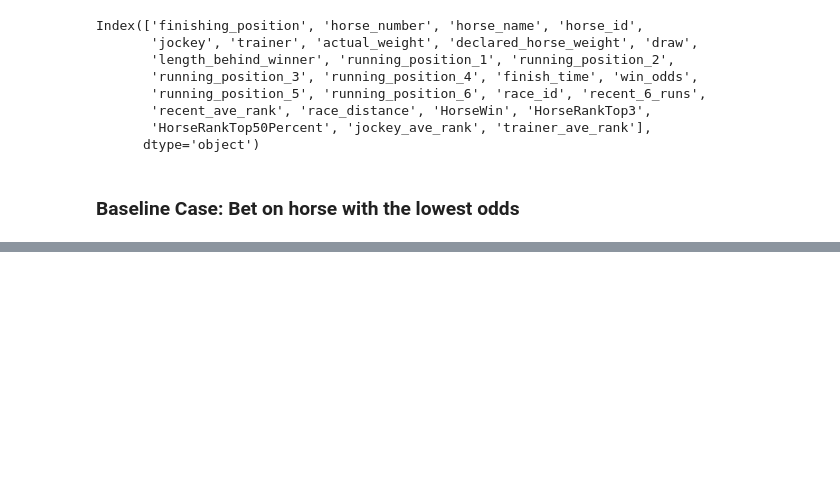
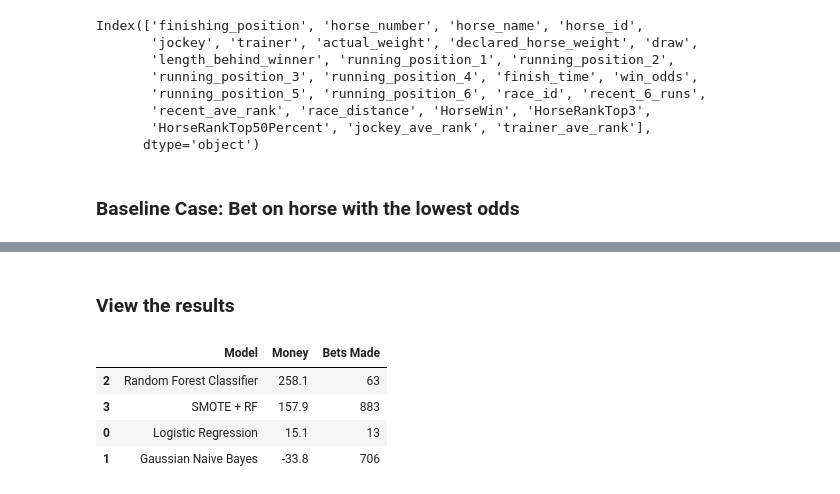
Before and after one commit to ethan-eplee/HorseRacePrediction, a Jupyter notebook: 06_backtesting.ipynb, the cells around one changed output, grey strips where cells are left out. Drawn from its saved outputs; the diff is of its cells as text; code cells hidden in the pictures; blank space fills up the shorter version.

```diff
--- a/06_backtesting.ipynb
+++ b/06_backtesting.ipynb
@@ -428,0 +409,21 @@ Total Bets Made:  492
+# %%
+class_pred_dict = {'Logistic Regression': lr_pred,
+                    'Gaussian Naive Bayes': gnb_pred,
+                    'Random Forest Classifier': rfc_pred,
+                    'SMOTE + RF': smote_rfc_pred}
+
+reg_pred_dict = {'Ridge Regression': ridge_pred,
+                'KNN Regression': knn_pred,
+                'Random Forest Regressor': rf_pred,
+                'LGBM': lgbm_pred}
+# %%
+# Create a dataframe to store the results
+strat1_results = pd.DataFrame(columns=['Model', 'Money', 'Bets Made'])
+
+for model_name, class_model in class_pred_dict.items():
+
+        # change False to True if you want to view the graph
+        money, bets = simple_class_strategy(class_model, graph = False)
+
+        # Append the results to the dataframe
+        strat1_results.loc[len(strat1_results)] = [model_name, money, sum(bets)]
@@ -428,0 +519,11 @@ Total Bets Made:  492
+# %% [markdown]
+### View the results
+# %%
+# Print Strategy 1 Results
+strat1_results.sort_values(by='Money', ascending=False)
+# %% [output]
+|  | Model | Money | Bets Made |
+| 2 | Random Forest Classifier | 258.1 | 63 |
+| 3 | SMOTE + RF | 157.9 | 883 |
+| 0 | Logistic Regression | 15.1 | 13 |
+| 1 | Gaussian Naive Bayes | -33.8 | 706 |
```
Also changed, not shown: parts of 46 cells of this notebook, 11 other files.
